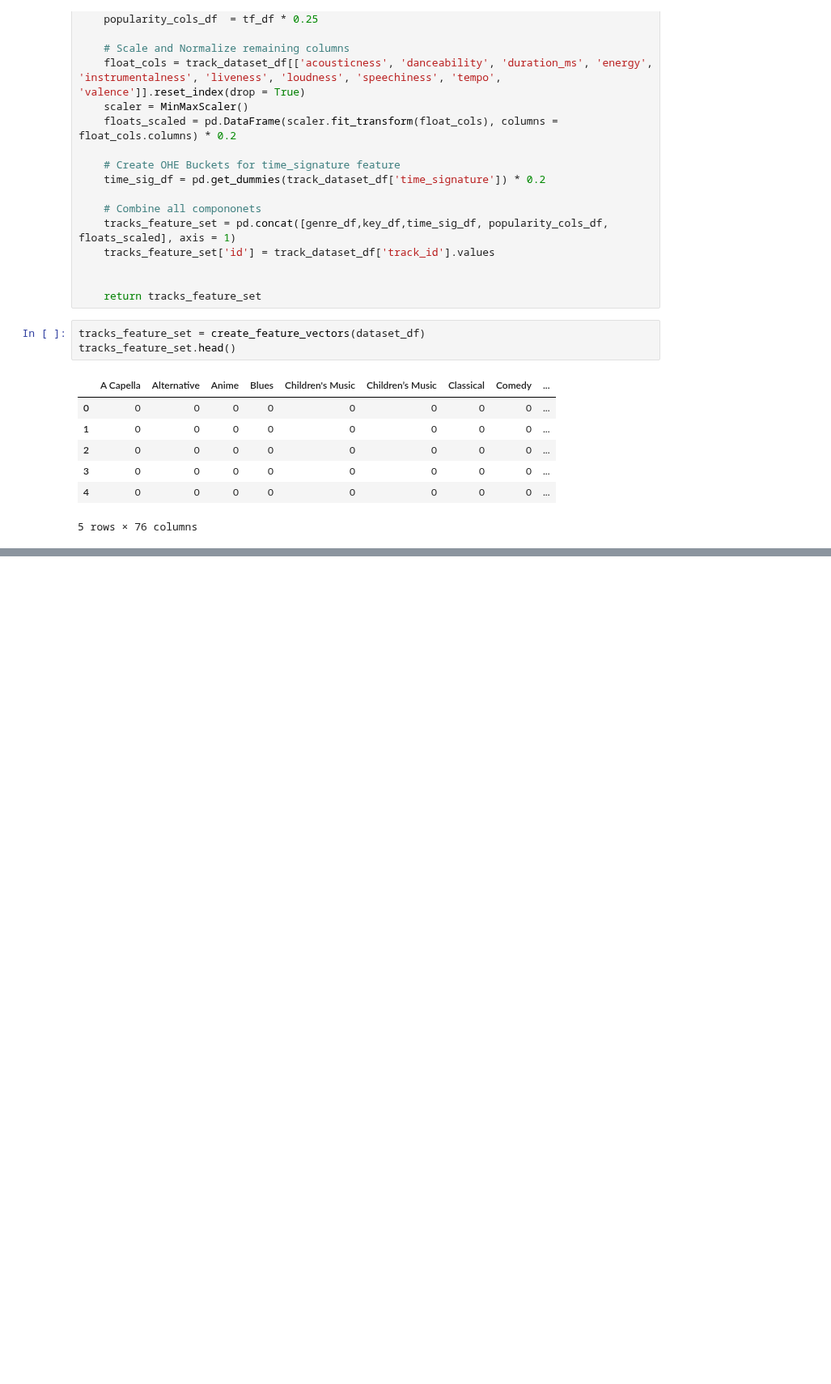
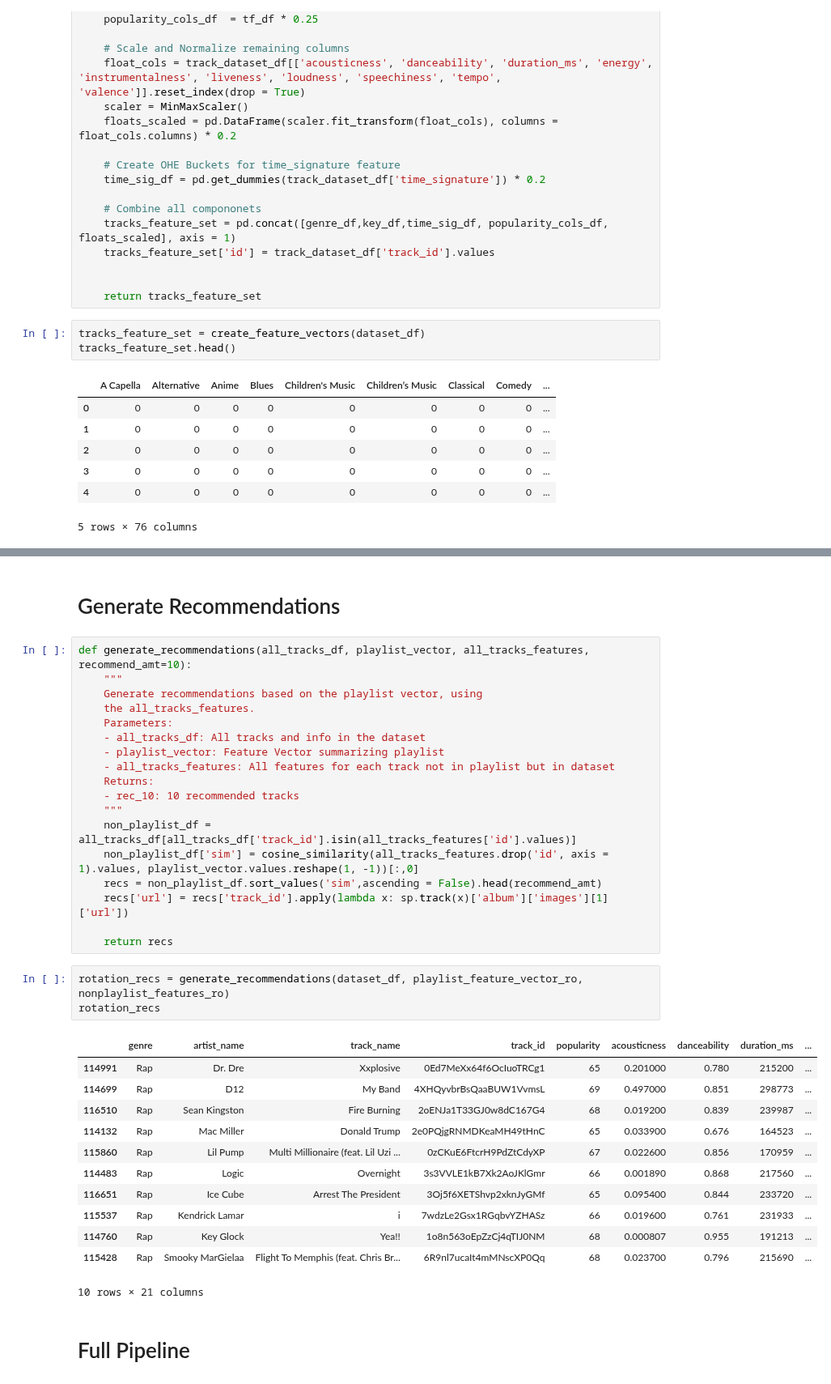
Before and after one commit to RohitValiveti/music-discovery, a Jupyter notebook: model/modelv2.ipynb, the cells around one changed output, grey strips where cells are left out. Shown at 81% size. Cells and saved outputs as stored; diff of their text form; blank space fills up the shorter version.

```diff
--- a/model/modelv2.ipynb
+++ b/model/modelv2.ipynb
@@ -76,0 +212,38 @@ tracks_feature_set.head()
+# %% [markdown]
+# Generate Recommendations
+# %%
+def generate_recommendations(all_tracks_df, playlist_vector, all_tracks_features, recommend_amt=10):
+    """
+    Generate recommendations based on the playlist vector, using
+    the all_tracks_features.
+    Parameters:
+    - all_tracks_df: All tracks and info in the dataset
+    - playlist_vector: Feature Vector summarizing playlist
+    - all_tracks_features: All features for each track not in playlist but in dataset
+    Returns:
+    - rec_10: 10 recommended tracks
+    """
+    non_playlist_df = all_tracks_df[all_tracks_df['track_id'].isin(all_tracks_features['id'].values)]
+    non_playlist_df['sim'] = cosine_similarity(all_tracks_features.drop('id', axis = 1).values, playlist_vector.values.reshape(1, -1))[:,0]
+    recs = non_playlist_df.sort_values('sim',ascending = False).head(recommend_amt)
+    recs['url'] = recs['track_id'].apply(lambda x: sp.track(x)['album']['images'][1]['url'])
+
+    return recs
+# %%
+rotation_recs = generate_recommendations(dataset_df, playlist_feature_vector_ro, nonplaylist_features_ro)
+rotation_recs
+# %% [output]
+|  | genre | artist_name | track_name | track_id | popularity | acousticness | danceability | duration_ms | ... |
+| 114991 | Rap | Dr. Dre | Xxplosive | 0Ed7MeXx64f6OcIuoTRCg1 | 65 | 0.201000 | 0.780 | 215200 | ... |
+| 114699 | Rap | D12 | My Band | 4XHQyvbrBsQaaBUW1VvmsL | 69 | 0.497000 | 0.851 | 298773 | ... |
+| 116510 | Rap | Sean Kingston | Fire Burning | 2oENJa1T33GJ0w8dC167G4 | 68 | 0.019200 | 0.839 | 239987 | ... |
+| 114132 | Rap | Mac Miller | Donald Trump | 2e0PQjgRNMDKeaMH49tHnC | 65 | 0.033900 | 0.676 | 164523 | ... |
+| 115860 | Rap | Lil Pump | Multi Millionaire (feat. Lil Uzi ... | 0zCKuE6FtcrH9PdZtCdyXP | 67 | 0.022600 | 0.856 | 170959 | ... |
+| 114483 | Rap | Logic | Overnight | 3s3VVLE1kB7Xk2AoJKlGmr | 66 | 0.001890 | 0.868 | 217560 | ... |
+| 116651 | Rap | Ice Cube | Arrest The President | 3Oj5f6XETShvp2xknJyGMf | 65 | 0.095400 | 0.844 | 233720 | ... |
+| 115537 | Rap | Kendrick Lamar | i | 7wdzLe2Gsx1RGqbvYZHASz | 66 | 0.019600 | 0.761 | 231933 | ... |
+| 114760 | Rap | Key Glock | Yea!! | 1o8n563oEpZzCj4qTIJ0NM | 68 | 0.000807 | 0.955 | 191213 | ... |
+| 115428 | Rap | Smooky MarGielaa | Flight To Memphis (feat. Chris Br... | 6R9nl7ucaIt4mMNscXP0Qq | 68 | 0.023700 | 0.796 | 215690 | ... |
+10 rows × 21 columns
+# %% [markdown]
+# Full Pipeline
```
Also changed, not shown: parts of 15 cells of this notebook.
